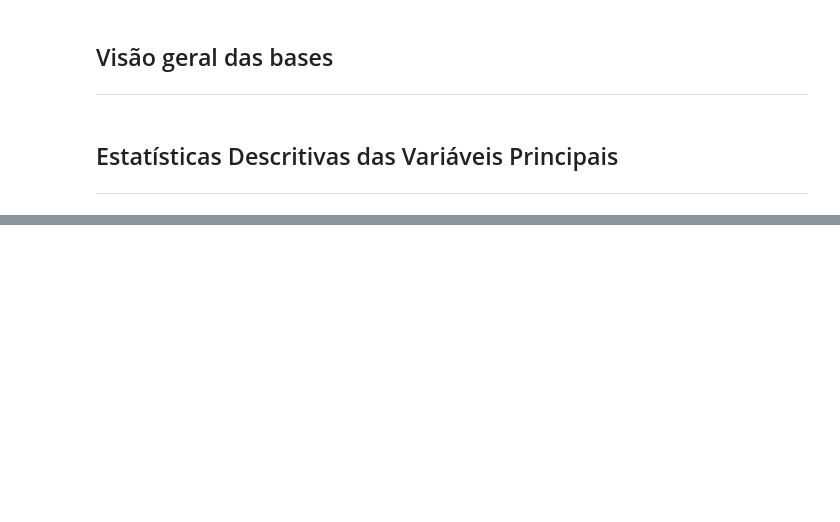
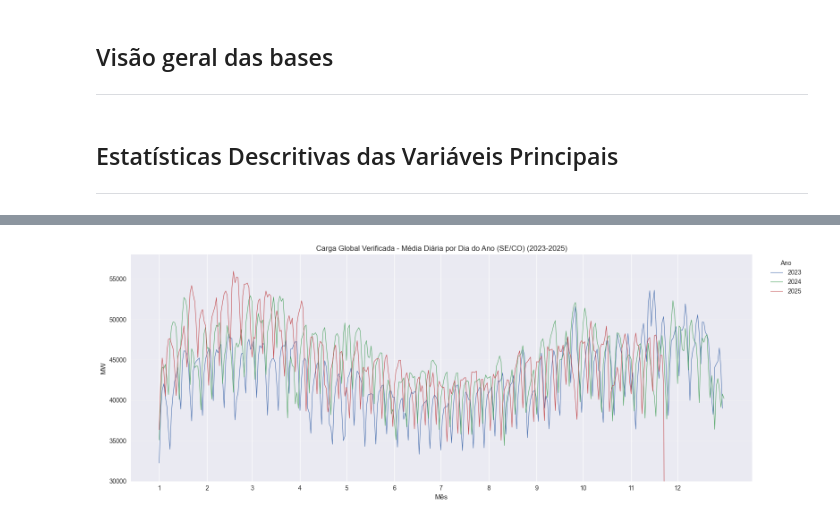
Before and after one commit to edmar-bevilaqua/cmp259-thermal-dispatch-project, a Jupyter notebook: exploratory_data_analysis.ipynb, the cells around one changed output, grey strips where cells are left out. Cells and saved outputs as stored; diff of their text form; code cells hidden in the pictures; blank space fills up the shorter version.

```diff
--- a/exploratory_data_analysis.ipynb
+++ b/exploratory_data_analysis.ipynb
@@ -74,0 +109,25 @@ df_cmo.describe().T
+# %%
+df = df_carga_v.copy()
+df['year'] = df['din_referenciautc'].dt.year
+df['doy'] = df['din_referenciautc'].dt.dayofyear
+df['val_cargaglobal'] = pd.to_numeric(df['val_cargaglobal'], errors='coerce')
+
+pivot = df.groupby(['year', 'doy'])['val_cargaglobal'].mean().unstack(level=0)
+pivot = pivot.reindex(range(1, 367))
+
+fig, ax = plt.subplots(figsize=(16, 6))
+pivot.plot(ax=ax, linewidth=0.8)
+
+first_of_month = pd.to_datetime([f'2020-{m:02d}-01' for m in range(1, 13)]).dayofyear  # 2020: ano bissexto
+ax.set_xticks(first_of_month)
+ax.set_xticklabels(range(1, 13))
+ax.set_xlabel('Mês')
+ax.set_ylabel('MW')
+ax.set_title('Carga Global Verificada - Média Diária por Dia do Ano (SE/CO) (2023-2025)')
+ax.set_ylim(30000, 58000)
+ax.legend(title='Ano', bbox_to_anchor=(1.02, 1), loc='upper left')
+ax.grid(axis='y', alpha=0.3)
+plt.tight_layout()
+plt.show()
+# %% [output]
+[figure, added]
```
Also changed, not shown: parts of 3 cells of this notebook.
